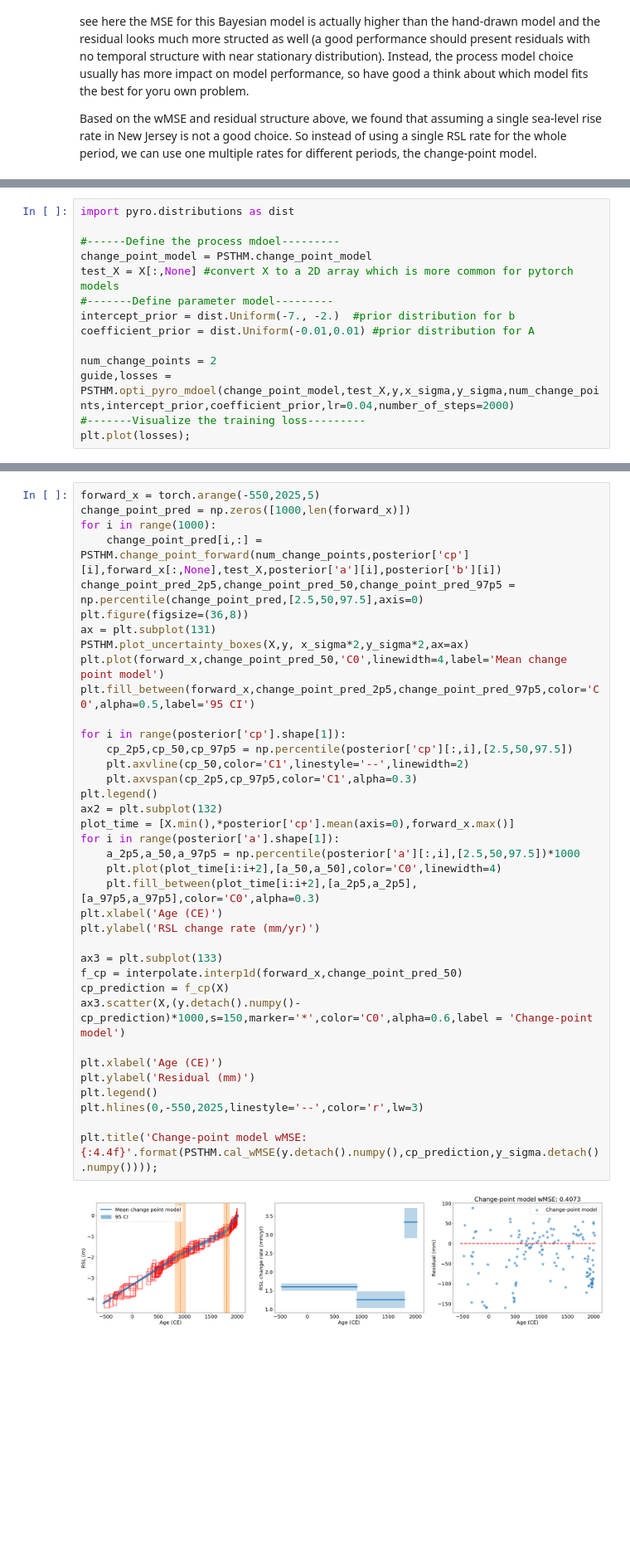
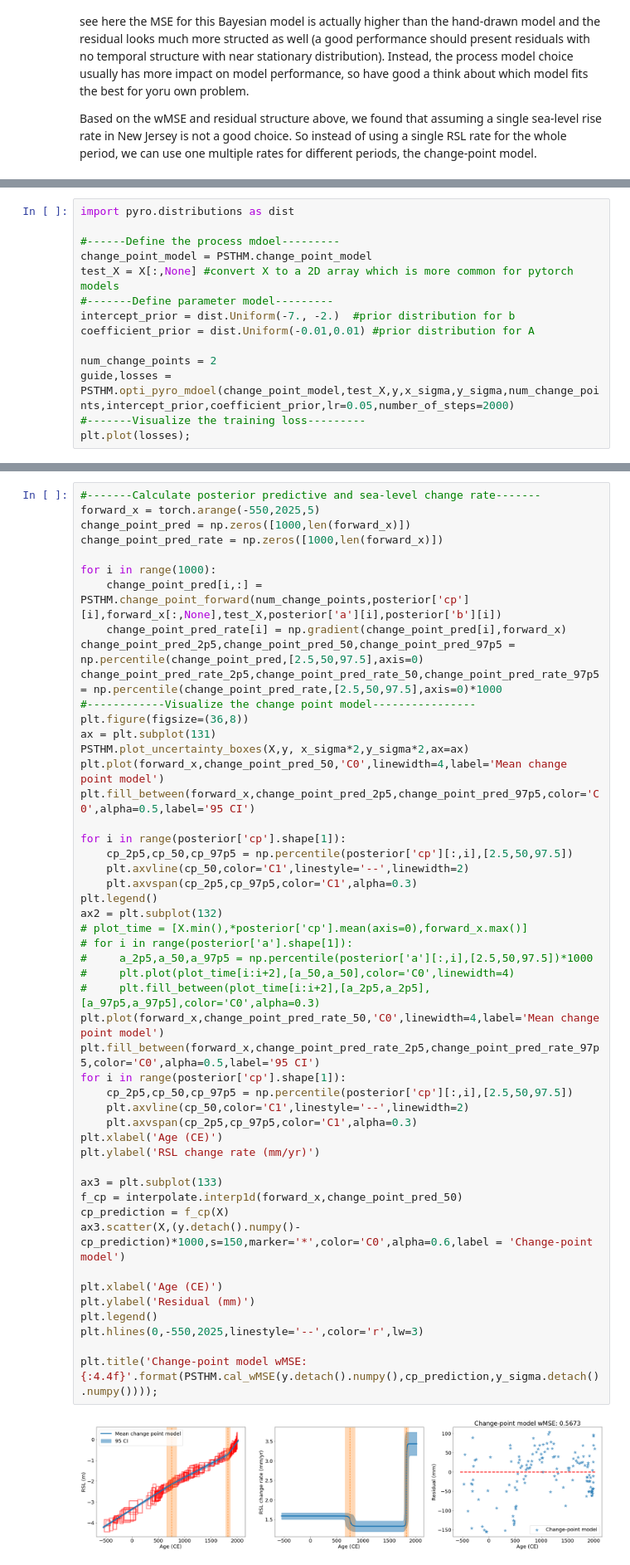
Before and after one commit to radical-collaboration/PaleoSTeHM, a Jupyter notebook: Tutorials/1. Introduction/2. Process level modelling.ipynb, the cells around one changed output, grey strips where cells are left out. Shown at 83% size. Drawn from its saved outputs; the diff is of its cells as text; blank space fills up the shorter version.

```diff
--- a/Tutorials/1. Introduction/2. Process level modelling.ipynb
+++ b/Tutorials/1. Introduction/2. Process level modelling.ipynb
@@ -323,7 +323,7 @@ intercept_prior = dist.Uniform(-7., -2.)  #prior distribution for b
 coefficient_prior = dist.Uniform(-0.01,0.01) #prior distribution for A
 
 num_change_points = 2
-guide,losses = PSTHM.opti_pyro_mdoel(change_point_model,test_X,y,x_sigma,y_sigma,num_change_points,intercept_prior,coefficient_prior,lr=0.04,number_of_steps=2000)
+guide,losses = PSTHM.opti_pyro_mdoel(change_point_model,test_X,y,x_sigma,y_sigma,num_change_points,intercept_prior,coefficient_prior,lr=0.05,number_of_steps=2000)
 #-------Visualize the training loss---------
 plt.plot(losses);
 # %% [output]
@@ -353,42 +353,54 @@ plt.title('Initial sea-level intercept distribution (m)');
 # %%
+#-------Calculate posterior predictive and sea-level change rate-------
 forward_x = torch.arange(-550,2025,5)
 change_point_pred = np.zeros([1000,len(forward_x)])
+change_point_pred_rate = np.zeros([1000,len(forward_x)])
+
 for i in range(1000):
     change_point_pred[i,:] = PSTHM.change_point_forward(num_change_points,posterior['cp'][i],forward_x[:,None],test_X,posterior['a'][i],posterior['b'][i])
+    change_point_pred_rate[i] = np.gradient(change_point_pred[i],forward_x)
 change_point_pred_2p5,change_point_pred_50,change_point_pred_97p5 = np.percentile(change_point_pred,[2.5,50,97.5],axis=0)
+change_point_pred_rate_2p5,change_point_pred_rate_50,change_point_pred_rate_97p5 = np.percentile(change_point_pred_rate,[2.5,50,97.5],axis=0)*1000
+#------------Visualize the change point model----------------
 plt.figure(figsize=(36,8))
 ax = plt.subplot(131)
 PSTHM.plot_uncertainty_boxes(X,y, x_sigma*2,y_sigma*2,ax=ax)
 plt.plot(forward_x,change_point_pred_50,'C0',linewidth=4,label='Mean change point model')
 plt.fill_between(forward_x,change_point_pred_2p5,change_point_pred_97p5,color='C0',alpha=0.5,label='95 CI')
 
 for i in range(posterior['cp'].shape[1]):
     cp_2p5,cp_50,cp_97p5 = np.percentile(posterior['cp'][:,i],[2.5,50,97.5])
     plt.axvline(cp_50,color='C1',linestyle='--',linewidth=2)
     plt.axvspan(cp_2p5,cp_97p5,color='C1',alpha=0.3)
 plt.legend()
 ax2 = plt.subplot(132)
-plot_time = [X.min(),*posterior['cp'].mean(axis=0),forward_x.max()]
-for i in range(posterior['a'].shape[1]):
-    a_2p5,a_50,a_97p5 = np.percentile(posterior['a'][:,i],[2.5,50,97.5])*1000
-    plt.plot(plot_time[i:i+2],[a_50,a_50],color='C0',linewidth=4)
-    plt.fill_between(plot_time[i:i+2],[a_2p5,a_2p5],[a_97p5,a_97p5],color='C0',alpha=0.3)
+# plot_time = [X.min(),*posterior['cp'].mean(axis=0),forward_x.max()]
+# for i in range(posterior['a'].shape[1]):
+#     a_2p5,a_50,a_97p5 = np.percentile(posterior['a'][:,i],[2.5,50,97.5])*1000
+#     plt.plot(plot_time[i:i+2],[a_50,a_50],color='C0',linewidth=4)
+#     plt.fill_between(plot_time[i:i+2],[a_2p5,a_2p5],[a_97p5,a_97p5],color='C0',alpha=0.3)
+plt.plot(forward_x,change_point_pred_rate_50,'C0',linewidth=4,label='Mean change point model')
+plt.fill_between(forward_x,change_point_pred_rate_2p5,change_point_pred_rate_97p5,color='C0',alpha=0.5,label='95 CI')
+for i in range(posterior['cp'].shape[1]):
+    cp_2p5,cp_50,cp_97p5 = np.percentile(posterior['cp'][:,i],[2.5,50,97.5])
+    plt.axvline(cp_50,color='C1',linestyle='--',linewidth=2)
+    plt.axvspan(cp_2p5,cp_97p5,color='C1',alpha=0.3)
 plt.xlabel('Age (CE)')
 plt.ylabel('RSL change rate (mm/yr)')
 
 ax3 = plt.subplot(133)
 f_cp = interpolate.interp1d(forward_x,change_point_pred_50)
 cp_prediction = f_cp(X)
 ax3.scatter(X,(y.detach().numpy()-cp_prediction)*1000,s=150,marker='*',color='C0',alpha=0.6,label = 'Change-point model')
 
 plt.xlabel('Age (CE)')
 plt.ylabel('Residual (mm)')
 plt.legend()
 plt.hlines(0,-550,2025,linestyle='--',color='r',lw=3)
 
 plt.title('Change-point model wMSE: {:4.4f}'.format(PSTHM.cal_wMSE(y.detach().numpy(),cp_prediction,y_sigma.detach().numpy())));
 # %% [output]
-[figure, old version]
+[figure, new version]
 # %% [markdown]
 Compared with a linear model, the change-point model presents a much lower wMSE with less structured residual distribution, indicating a significantly better performance on New Jersey sea-level data. If we look at the sea-level change rate here and hand-drawn model above, we can find out that the hand-drawn model is acutally a change-point model as well. By comparing the inferenceing results by hand-drawn and change-point models, we can tell that altough hand-drawn model do predict an abrupt RSL rate change at 1800 but it may not as robust and interpretable as change-point model.
 
```
Also changed, not shown: parts of 2 cells of this notebook, 2 other files.
